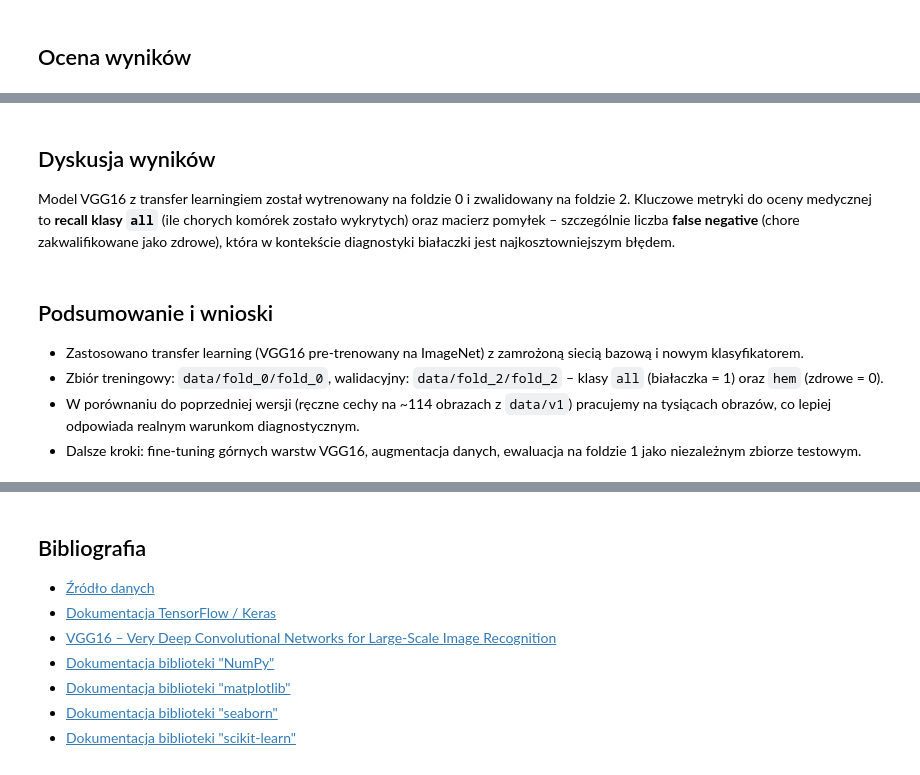
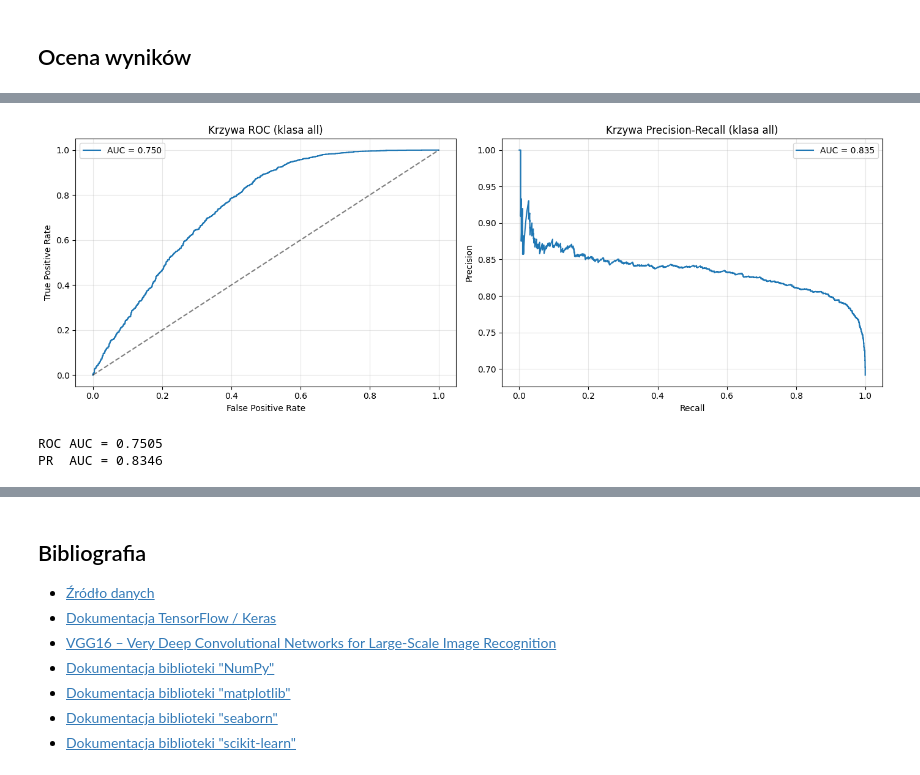
Before and after one commit to sdrapinski/Leukemia-multimedia-analysis, a Jupyter notebook: mainCnn.ipynb, the cells around one changed output, grey strips where cells are left out. Drawn from its saved outputs; the diff is of its cells as text; code cells hidden in the pictures.

```diff
--- a/mainCnn.ipynb
+++ b/mainCnn.ipynb
@@ -403,14 +504,42 @@ Białaczka (all)       0.81      0.79      0.80      2457
-# %% [markdown]
-## Dyskusja wyników
-
-Model VGG16 z transfer learningiem został wytrenowany na foldzie 0 i zwalidowany na foldzie 2.
-Kluczowe metryki do oceny medycznej to **recall klasy `all`** (ile chorych komórek zostało wykrytych) oraz
-macierz pomyłek – szczególnie liczba **false negative** (chore zakwalifikowane jako zdrowe), która w kontekście diagnostyki
-białaczki jest najkosztowniejszym błędem.
-# %% [markdown]
-## Podsumowanie i wnioski
-
-- Zastosowano transfer learning (VGG16 pre-trenowany na ImageNet) z zamrożoną siecią bazową i nowym klasyfikatorem.
-- Zbiór treningowy: `data/fold_0/fold_0`, walidacyjny: `data/fold_2/fold_2` – klasy `all` (białaczka = 1) oraz `hem` (zdrowe = 0).
-- W porównaniu do poprzedniej wersji (ręczne cechy na ~114 obrazach z `data/v1`) pracujemy na tysiącach obrazów, co lepiej odpowiada realnym warunkom diagnostycznym.
-- Dalsze kroki: fine-tuning górnych warstw VGG16, augmentacja danych, ewaluacja na foldzie 1 jako niezależnym zbiorze testowym.
+# %%
+from sklearn.metrics import (
+    confusion_matrix, classification_report,
+    roc_curve, auc as sk_auc, precision_recall_curve, f1_score,
+)
+
+# ---- Predykcje na walidacji ----
+y_pred_prob = model.predict(val_ds_prepared).flatten()
+y_true = np.concatenate([y.numpy() for _, y in val_ds_prepared], axis=0).astype(int).flatten()
+
+
+# ---- Krzywa ROC i Precision-Recall ----
+fpr, tpr, roc_thresholds = roc_curve(y_true, y_pred_prob)
+roc_auc = sk_auc(fpr, tpr)
+
+precisions, recalls, pr_thresholds = precision_recall_curve(y_true, y_pred_prob)
+pr_auc = sk_auc(recalls, precisions)
+
+fig, axes = plt.subplots(1, 2, figsize=(14, 5))
+
+axes[0].plot(fpr, tpr, label=f"AUC = {roc_auc:.3f}")
+axes[0].plot([0, 1], [0, 1], "k--", alpha=0.5)
+axes[0].set_xlabel("False Positive Rate")
+axes[0].set_ylabel("True Positive Rate")
+axes[0].set_title("Krzywa ROC (klasa all)")
+axes[0].legend()
+axes[0].grid(alpha=0.3)
+
+axes[1].plot(recalls, precisions, label=f"AUC = {pr_auc:.3f}")
+axes[1].set_xlabel("Recall")
+axes[1].set_ylabel("Precision")
+axes[1].set_title("Krzywa Precision-Recall (klasa all)")
+axes[1].legend()
+axes[1].grid(alpha=0.3)
+
+plt.tight_layout()
+plt.savefig(os.path.join("output", "roc_pr_curves.png"), dpi=100, bbox_inches="tight")
+plt.show()
+
+print(f"ROC AUC = {roc_auc:.4f}")
+print(f"PR  AUC = {pr_auc:.4f}")
+# %% [output]
@@ -416,0 +547,3 @@ białaczki jest najkosztowniejszym błędem.
+[figure, added]
+ROC AUC = 0.7505
+PR  AUC = 0.8346
```
Also changed, not shown: parts of 19 cells of this notebook, 1 other file.
